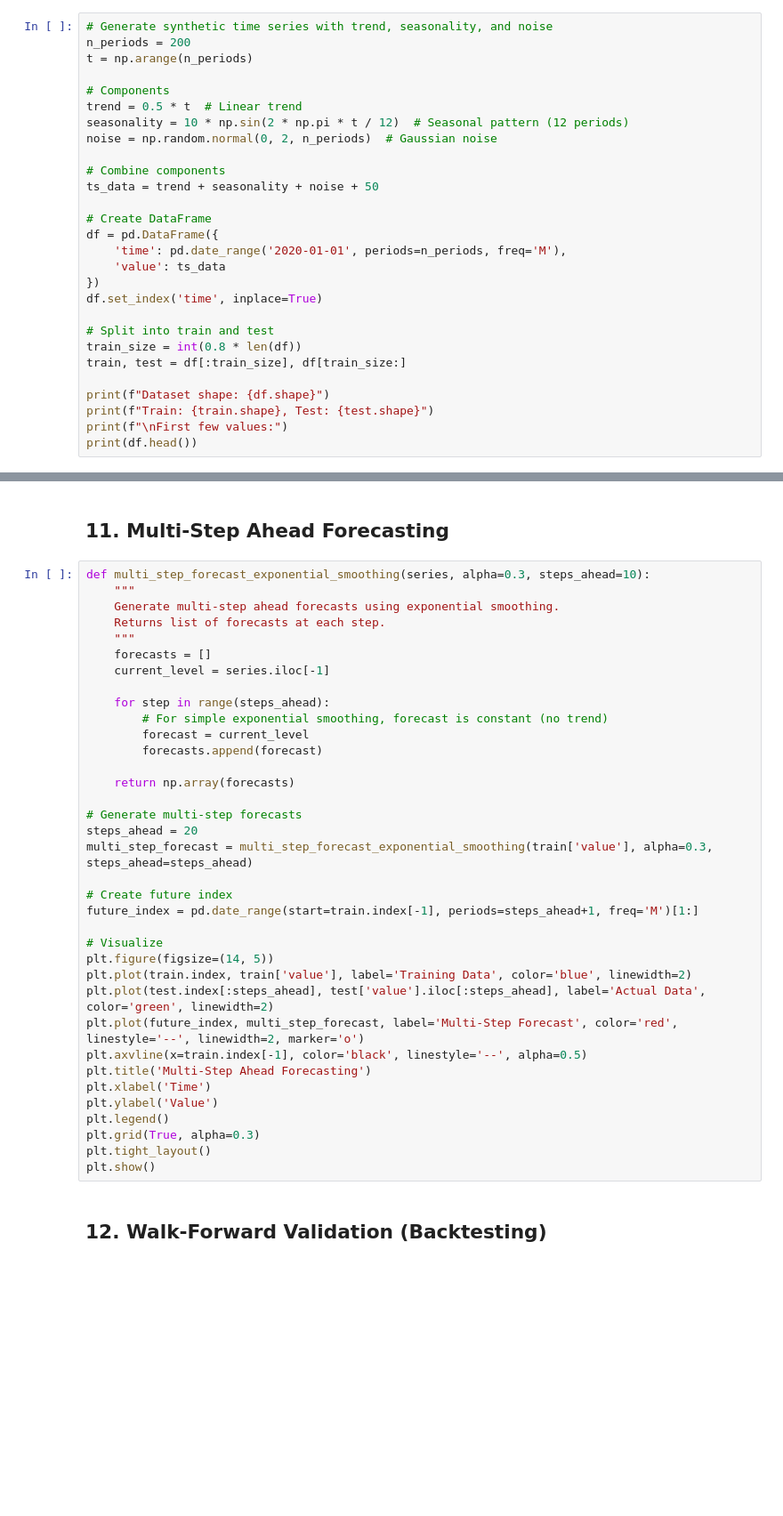
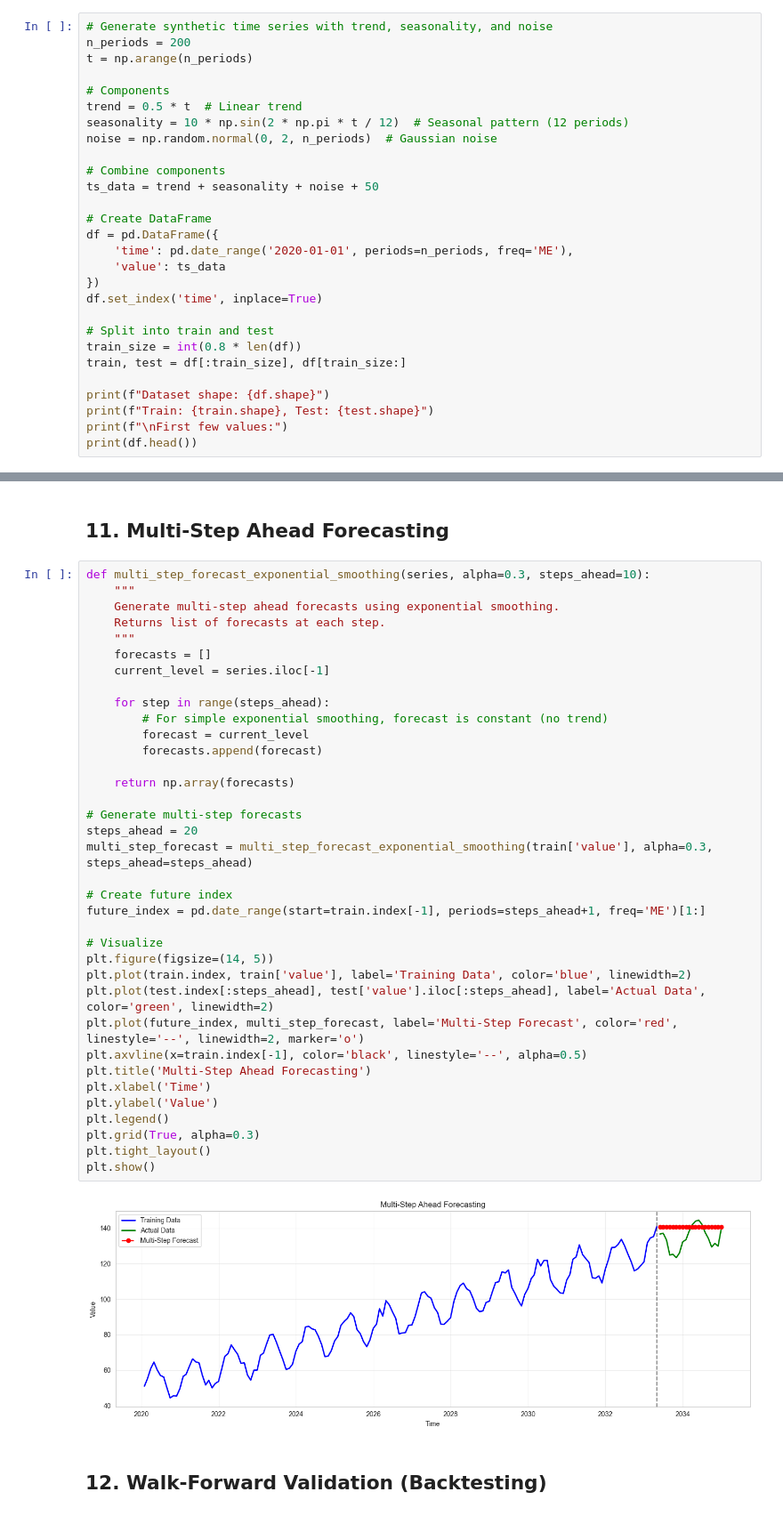
Before and after one commit to sanigam/AI-ML-Interview-Prep, a Jupyter notebook: 17_Time_Series_Forecasting_Advanced/Time_Series_Forecasting_Advanced.ipynb, the cells around one changed output, grey strips where cells are left out. Shown at 89% size. Drawn from its saved outputs; the diff is of its cells as text; blank space fills up the shorter version.

```diff
--- a/17_Time_Series_Forecasting_Advanced/Time_Series_Forecasting_Advanced.ipynb
+++ b/17_Time_Series_Forecasting_Advanced/Time_Series_Forecasting_Advanced.ipynb
@@ -47,7 +50,7 @@ ts_data = trend + seasonality + noise + 50
 
 # Create DataFrame
 df = pd.DataFrame({
-    'time': pd.date_range('2020-01-01', periods=n_periods, freq='M'),
+    'time': pd.date_range('2020-01-01', periods=n_periods, freq='ME'),
     'value': ts_data
 })
 df.set_index('time', inplace=True)
@@ -327,34 +410,36 @@ def multi_step_forecast_exponential_smoothing(series, alpha=0.3, steps_ahead=10)
     """
     forecasts = []
     current_level = series.iloc[-1]
 
     for step in range(steps_ahead):
         # For simple exponential smoothing, forecast is constant (no trend)
         forecast = current_level
         forecasts.append(forecast)
 
     return np.array(forecasts)
 
 # Generate multi-step forecasts
 steps_ahead = 20
 multi_step_forecast = multi_step_forecast_exponential_smoothing(train['value'], alpha=0.3, steps_ahead=steps_ahead)
 
 # Create future index
-future_index = pd.date_range(start=train.index[-1], periods=steps_ahead+1, freq='M')[1:]
+future_index = pd.date_range(start=train.index[-1], periods=steps_ahead+1, freq='ME')[1:]
 
 # Visualize
 plt.figure(figsize=(14, 5))
 plt.plot(train.index, train['value'], label='Training Data', color='blue', linewidth=2)
 plt.plot(test.index[:steps_ahead], test['value'].iloc[:steps_ahead], label='Actual Data', color='green', linewidth=2)
 plt.plot(future_index, multi_step_forecast, label='Multi-Step Forecast', color='red', linestyle='--', linewidth=2, marker='o')
 plt.axvline(x=train.index[-1], color='black', linestyle='--', alpha=0.5)
 plt.title('Multi-Step Ahead Forecasting')
 plt.xlabel('Time')
 plt.ylabel('Value')
 plt.legend()
 plt.grid(True, alpha=0.3)
 plt.tight_layout()
 plt.show()
+# %% [output]
+[figure, added]
 # %% [markdown]
 ## 12. Walk-Forward Validation (Backtesting)
 # %%
```
Also changed, not shown: parts of 15 cells of this notebook, 17 other files.
